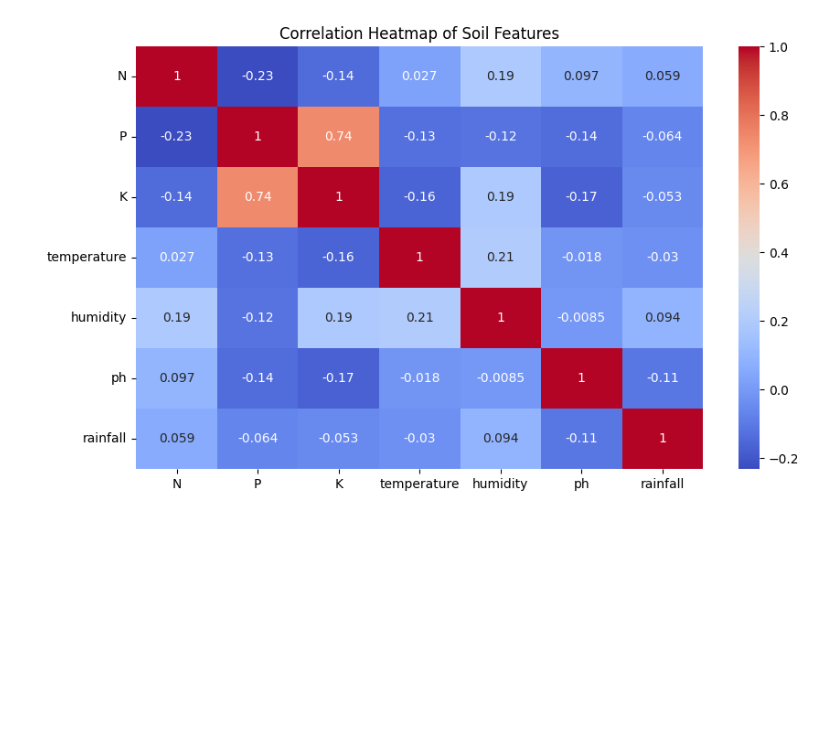
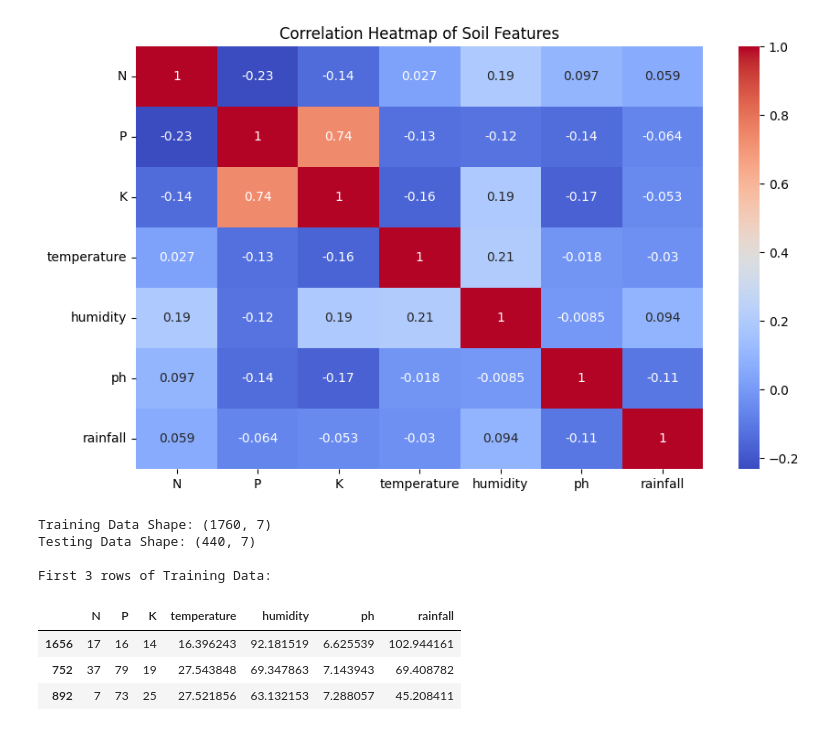
Before and after one commit to shahzaibkhanniazi-dot/Smart_Crop_Recommendation_System, a Jupyter notebook: Week1_Data_Preprocessing_ipynb_.ipynb, the cells around one changed output. Cells and saved outputs as stored; diff of their text form; code cells hidden in the pictures; blank space fills up the shorter version.

Commit message:
Implemented 80-20 Train-Test Split Pipeline

```diff
--- a/Week1_Data_Preprocessing_ipynb_.ipynb
+++ b/Week1_Data_Preprocessing_ipynb_.ipynb
@@ -65,3 +65,29 @@ min       3.504752    20.211267
 75%       6.923643   124.267508
 max       9.935091   298.560117
 [figure]
+# %%
+# Cell 4: Splitting Data for Training and Testing
+from sklearn.model_selection import train_test_split
+
+# Defining Features (X) and Target (y)
+X = df.drop('label', axis=1)  # The input numbers (N, P, K, etc.)
+y = df['label']               # The answer (Rice, Maize, etc.)
+
+# Splitting: 80% for Training, 20% for Testing
+X_train, X_test, y_train, y_test = train_test_split(X, y, test_size=0.2, random_state=42)
+
+print(f"Training Data Shape: {X_train.shape}")
+print(f"Testing Data Shape: {X_test.shape}")
+
+# Verifying the split worked
+print("\nFirst 3 rows of Training Data:")
+display(X_train.head(3))
+# %% [output]
+Training Data Shape: (1760, 7)
+Testing Data Shape: (440, 7)
+
+First 3 rows of Training Data:
+|  | N | P | K | temperature | humidity | ph | rainfall |
+| 1656 | 17 | 16 | 14 | 16.396243 | 92.181519 | 6.625539 | 102.944161 |
+| 752 | 37 | 79 | 19 | 27.543848 | 69.347863 | 7.143943 | 69.408782 |
+| 892 | 7 | 73 | 25 | 27.521856 | 63.132153 | 7.288057 | 45.208411 |
```
